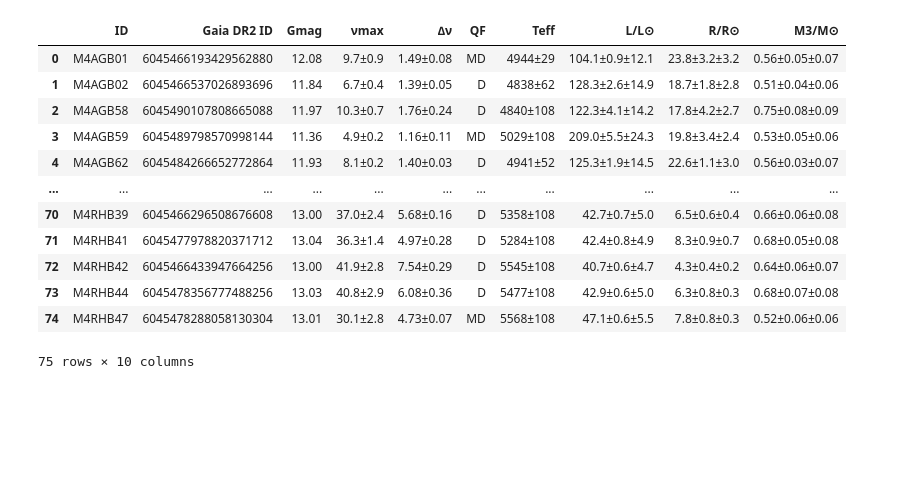
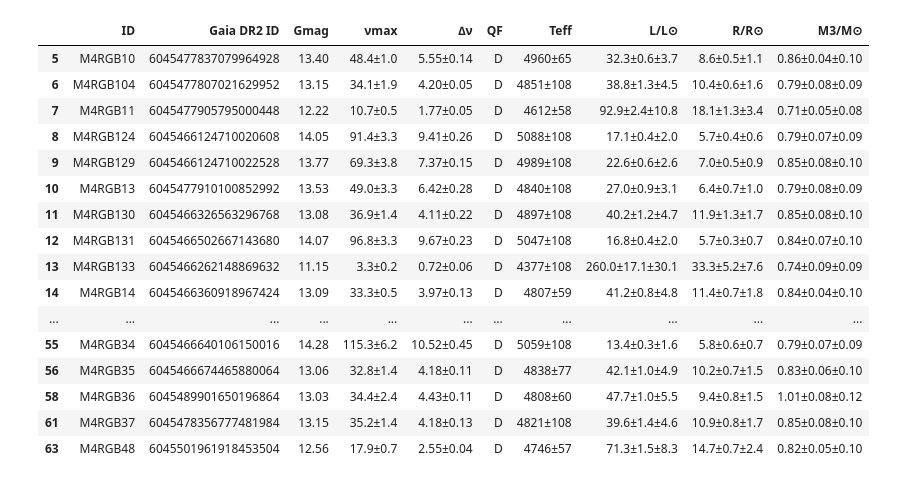
Before and after one commit to ehatt98/M4-hierarchical, a Jupyter notebook: notebooks/check-maddy-error.ipynb, the cells around one changed output. Saved outputs shown, nothing was run; the diff lists cells and outputs as text; code cells hidden in the pictures; blank space fills up the shorter version.

```diff
--- a/notebooks/check-maddy-error.ipynb
+++ b/notebooks/check-maddy-error.ipynb
@@ -4,22 +4,26 @@ import numpy as np
 import matplotlib.pyplot as plt
 # %%
 H22 = pd.read_csv('../data/Howell_2022.txt')
+H22 = H22[(H22['QF'] == 'D')&(H22['ID'].str.contains('RGB'))]
+H22
+# %% [output]
+|  | ID | Gaia DR2 ID | Gmag | νmax | ∆ν | QF | Teff | L/L⊙ | R/R⊙ | M3/M⊙ |
+| 5 | M4RGB10 | 6045477837079964928 | 13.40 | 48.4±1.0 | 5.55±0.14 | D | 4960±65 | 32.3±0.6±3.7 | 8.6±0.5±1.1 | 0.86±0.04±0.10 |
+| 6 | M4RGB104 | 6045477807021629952 | 13.15 | 34.1±1.9 | 4.20±0.05 | D | 4851±108 | 38.8±1.3±4.5 | 10.4±0.6±1.6 | 0.79±0.08±0.09 |
+| 7 | M4RGB11 | 6045477905795000448 | 12.22 | 10.7±0.5 | 1.77±0.05 | D | 4612±58 | 92.9±2.4±10.8 | 18.1±1.3±3.4 | 0.71±0.05±0.08 |
+| 8 | M4RGB124 | 6045466124710020608 | 14.05 | 91.4±3.3 | 9.41±0.26 | D | 5088±108 | 17.1±0.4±2.0 | 5.7±0.4±0.6 | 0.79±0.07±0.09 |
+| 9 | M4RGB129 | 6045466124710022528 | 13.77 | 69.3±3.8 | 7.37±0.15 | D | 4989±108 | 22.6±0.6±2.6 | 7.0±0.5±0.9 | 0.85±0.08±0.10 |
+| 10 | M4RGB13 | 6045477910100852992 | 13.53 | 49.0±3.3 | 6.42±0.28 | D | 4840±108 | 27.0±0.9±3.1 | 6.4±0.7±1.0 | 0.79±0.08±0.09 |
+| 11 | M4RGB130 | 6045466326563296768 | 13.08 | 36.9±1.4 | 4.11±0.22 | D | 4897±108 | 40.2±1.2±4.7 | 11.9±1.3±1.7 | 0.85±0.08±0.10 |
+| 12 | M4RGB131 | 6045466502667143680 | 14.07 | 96.8±3.3 | 9.67±0.23 | D | 5047±108 | 16.8±0.4±2.0 | 5.7±0.3±0.7 | 0.84±0.07±0.10 |
+| 13 | M4RGB133 | 6045466262148869632 | 11.15 | 3.3±0.2 | 0.72±0.06 | D | 4377±108 | 260.0±17.1±30.1 | 33.3±5.2±7.6 | 0.74±0.09±0.09 |
+| 14 | M4RGB14 | 6045466360918967424 | 13.09 | 33.3±0.5 | 3.97±0.13 | D | 4807±59 | 41.2±0.8±4.8 | 11.4±0.7±1.8 | 0.84±0.04±0.10 |
+| ... | ... | ... | ... | ... | ... | ... | ... | ... | ... | ... |
+| 55 | M4RGB34 | 6045466640106150016 | 14.28 | 115.3±6.2 | 10.52±0.45 | D | 5059±108 | 13.4±0.3±1.6 | 5.8±0.6±0.7 | 0.79±0.07±0.09 |
+| 56 | M4RGB35 | 6045466674465880064 | 13.06 | 32.8±1.4 | 4.18±0.11 | D | 4838±77 | 42.1±1.0±4.9 | 10.2±0.7±1.5 | 0.83±0.06±0.10 |
+| 58 | M4RGB36 | 6045489901650196864 | 13.03 | 34.4±2.4 | 4.43±0.11 | D | 4808±60 | 47.7±1.0±5.5 | 9.4±0.8±1.5 | 1.01±0.08±0.12 |
+| 61 | M4RGB37 | 6045478356777481984 | 13.15 | 35.2±1.4 | 4.18±0.13 | D | 4821±108 | 39.6±1.4±4.6 | 10.9±0.8±1.7 | 0.85±0.08±0.10 |
+| 63 | M4RGB48 | 6045501961918453504 | 12.56 | 17.9±0.7 | 2.55±0.04 | D | 4746±57 | 71.3±1.5±8.3 | 14.7±0.7±2.4 | 0.82±0.05±0.10 |
-# %%
-H22
-# %% [output]
-|  | ID | Gaia DR2 ID | Gmag | νmax | ∆ν | QF | Teff | L/L⊙ | R/R⊙ | M3/M⊙ |
-| 0 | M4AGB01 | 6045466193429562880 | 12.08 | 9.7±0.9 | 1.49±0.08 | MD | 4944±29 | 104.1±0.9±12.1 | 23.8±3.2±3.2 | 0.56±0.05±0.07 |
-| 1 | M4AGB02 | 6045466537026893696 | 11.84 | 6.7±0.4 | 1.39±0.05 | D | 4838±62 | 128.3±2.6±14.9 | 18.7±1.8±2.8 | 0.51±0.04±0.06 |
-| 2 | M4AGB58 | 6045490107808665088 | 11.97 | 10.3±0.7 | 1.76±0.24 | D | 4840±108 | 122.3±4.1±14.2 | 17.8±4.2±2.7 | 0.75±0.08±0.09 |
-| 3 | M4AGB59 | 6045489798570998144 | 11.36 | 4.9±0.2 | 1.16±0.11 | MD | 5029±108 | 209.0±5.5±24.3 | 19.8±3.4±2.4 | 0.53±0.05±0.06 |
-| 4 | M4AGB62 | 6045484266652772864 | 11.93 | 8.1±0.2 | 1.40±0.03 | D | 4941±52 | 125.3±1.9±14.5 | 22.6±1.1±3.0 | 0.56±0.03±0.07 |
-| ... | ... | ... | ... | ... | ... | ... | ... | ... | ... | ... |
-| 70 | M4RHB39 | 6045466296508676608 | 13.00 | 37.0±2.4 | 5.68±0.16 | D | 5358±108 | 42.7±0.7±5.0 | 6.5±0.6±0.4 | 0.66±0.06±0.08 |
-| 71 | M4RHB41 | 6045477978820371712 | 13.04 | 36.3±1.4 | 4.97±0.28 | D | 5284±108 | 42.4±0.8±4.9 | 8.3±0.9±0.7 | 0.68±0.05±0.08 |
-| 72 | M4RHB42 | 6045466433947664256 | 13.00 | 41.9±2.8 | 7.54±0.29 | D | 5545±108 | 40.7±0.6±4.7 | 4.3±0.4±0.2 | 0.64±0.06±0.07 |
-| 73 | M4RHB44 | 6045478356777488256 | 13.03 | 40.8±2.9 | 6.08±0.36 | D | 5477±108 | 42.9±0.6±5.0 | 6.3±0.8±0.3 | 0.68±0.07±0.08 |
-| 74 | M4RHB47 | 6045478288058130304 | 13.01 | 30.1±2.8 | 4.73±0.07 | MD | 5568±108 | 47.1±0.6±5.5 | 7.8±0.8±0.3 | 0.52±0.06±0.06 |
-75 rows × 10 columns
 # %%
 numax = H22['νmax'].str.split('±', expand=True)[0].astype(float)
 enumax = H22['νmax'].str.split('±', expand=True)[1].astype(float)
```
Also changed, not shown: parts of 5 cells of this notebook, 6 other files.
